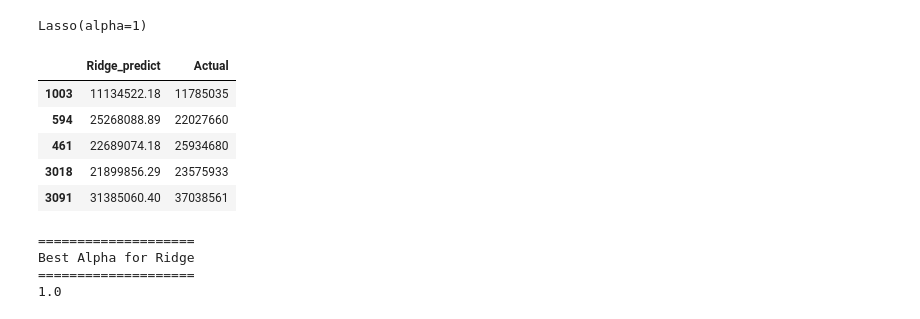
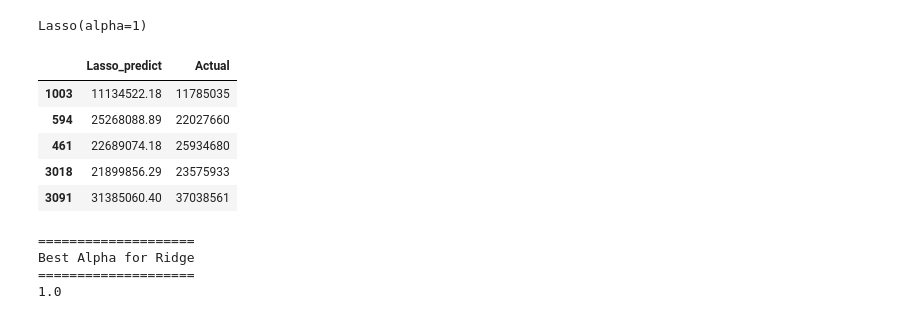
Before and after one commit to Deepvejpara/Regression_engine, a Jupyter notebook: Robust_regression_engine.ipynb, the cells around one changed output. Cells and saved outputs as stored; diff of their text form; code cells hidden in the pictures.

```diff
--- a/Robust_regression_engine.ipynb
+++ b/Robust_regression_engine.ipynb
@@ -77,13 +79,15 @@ Lasso(alpha=1)
 # %%
 L1_predict = L1.predict(X_test_scaled)
 # %%
+# Comparing Lasso with actual prediction
+
 L1_compare = pd.DataFrame({
-    'Ridge_predict':L1_predict.round(2),
+    'Lasso_predict':L1_predict.round(2),
     'Actual':y_test
 })
 L1_compare.head()
 # %% [output]
-|  | Ridge_predict | Actual |
+|  | Lasso_predict | Actual |
 | 1003 | 11134522.18 | 11785035 |
 | 594 | 25268088.89 | 22027660 |
 | 461 | 22689074.18 | 25934680 |
```
Also changed, not shown: parts of 19 cells of this notebook.
